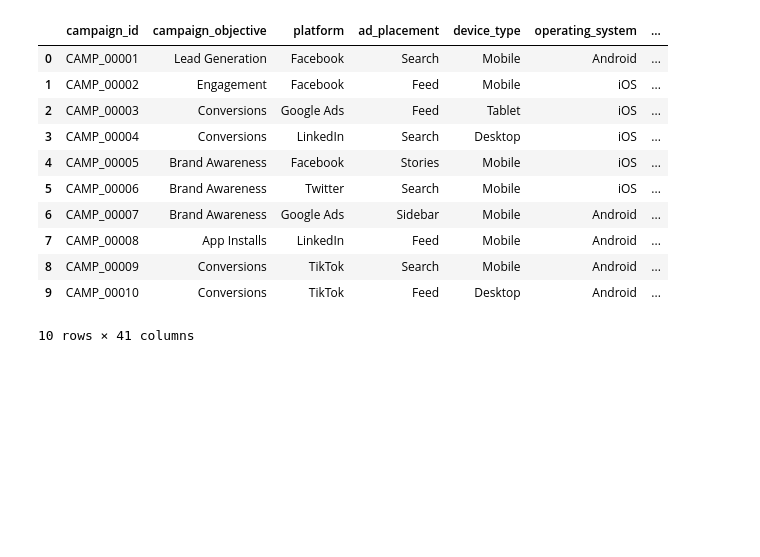
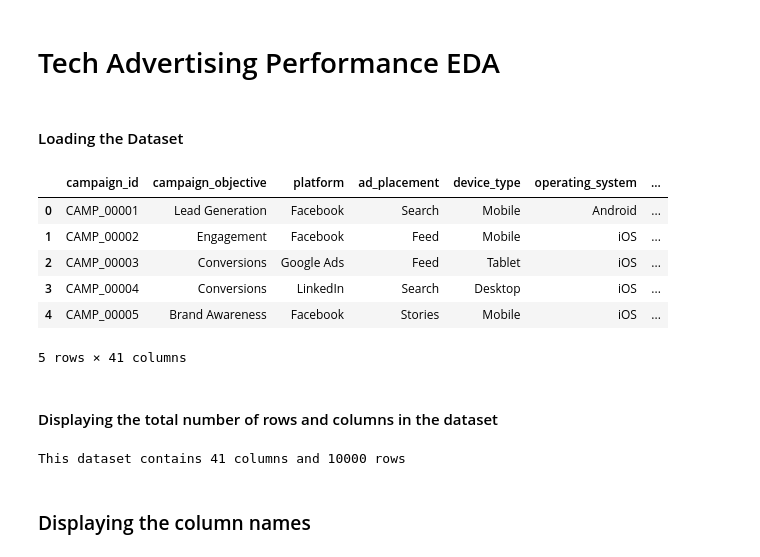
Before and after one commit to TejasMJ/Tech_Advertising_Performance_EDA, a Jupyter notebook: Tech_Advertising_EDA.ipynb, the cells around one changed output. Cells and saved outputs as stored; diff of their text form; code cells hidden in the pictures; blank space fills up the shorter version.

```diff
--- a/Tech_Advertising_EDA.ipynb
+++ b/Tech_Advertising_EDA.ipynb
@@ -2,0 +1,2 @@ import pandas as pd
+# %% [markdown]
+# Tech Advertising Performance EDA
@@ -3,17 +9,23 @@ import pandas as pd
+# %% [markdown]
+#### Loading the Dataset
 # %%
 df = pd.read_csv('tech_advertising_dataset.csv')
 # %%
-df.head(10)
+df.head(5)
 # %% [output]
 |  | campaign_id | campaign_objective | platform | ad_placement | device_type | operating_system | ... |
 | 0 | CAMP_00001 | Lead Generation | Facebook | Search | Mobile | Android | ... |
 | 1 | CAMP_00002 | Engagement | Facebook | Feed | Mobile | iOS | ... |
 | 2 | CAMP_00003 | Conversions | Google Ads | Feed | Tablet | iOS | ... |
 | 3 | CAMP_00004 | Conversions | LinkedIn | Search | Desktop | iOS | ... |
 | 4 | CAMP_00005 | Brand Awareness | Facebook | Stories | Mobile | iOS | ... |
-| 5 | CAMP_00006 | Brand Awareness | Twitter | Search | Mobile | iOS | ... |
-| 6 | CAMP_00007 | Brand Awareness | Google Ads | Sidebar | Mobile | Android | ... |
-| 7 | CAMP_00008 | App Installs | LinkedIn | Feed | Mobile | Android | ... |
-| 8 | CAMP_00009 | Conversions | TikTok | Search | Mobile | Android | ... |
-| 9 | CAMP_00010 | Conversions | TikTok | Feed | Desktop | Android | ... |
-10 rows × 41 columns
+5 rows × 41 columns
+# %% [markdown]
+#### Displaying the total number of rows and columns in the dataset
+# %%
+rows, columns = df.shape
+print(f'This dataset contains {columns} columns and {rows} rows')
+# %% [output]
+This dataset contains 41 columns and 10000 rows
+# %% [markdown]
+### Displaying the column names
```
Also changed, not shown: parts of 13 cells of this notebook.
